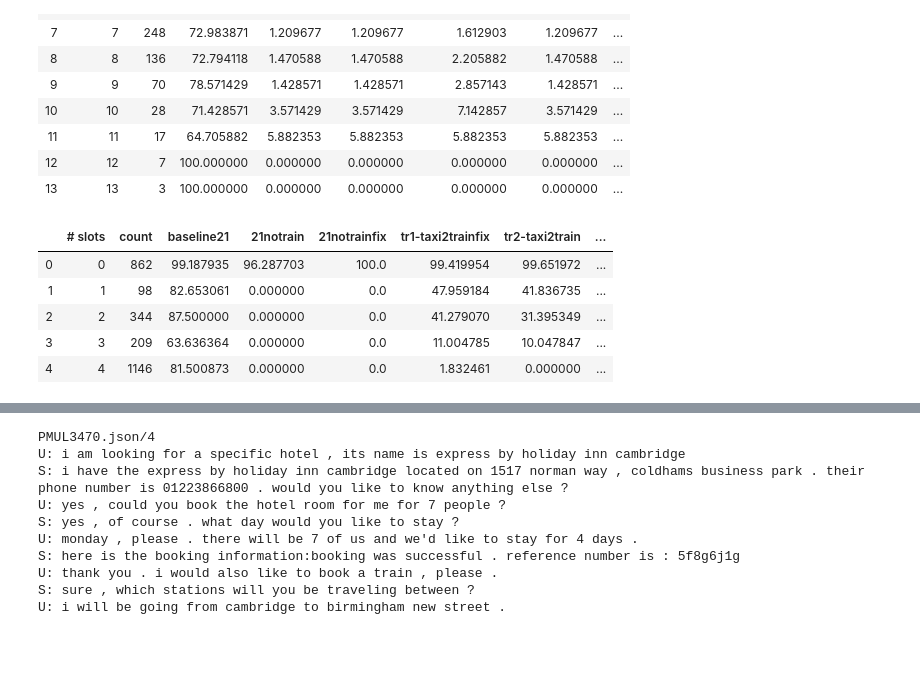
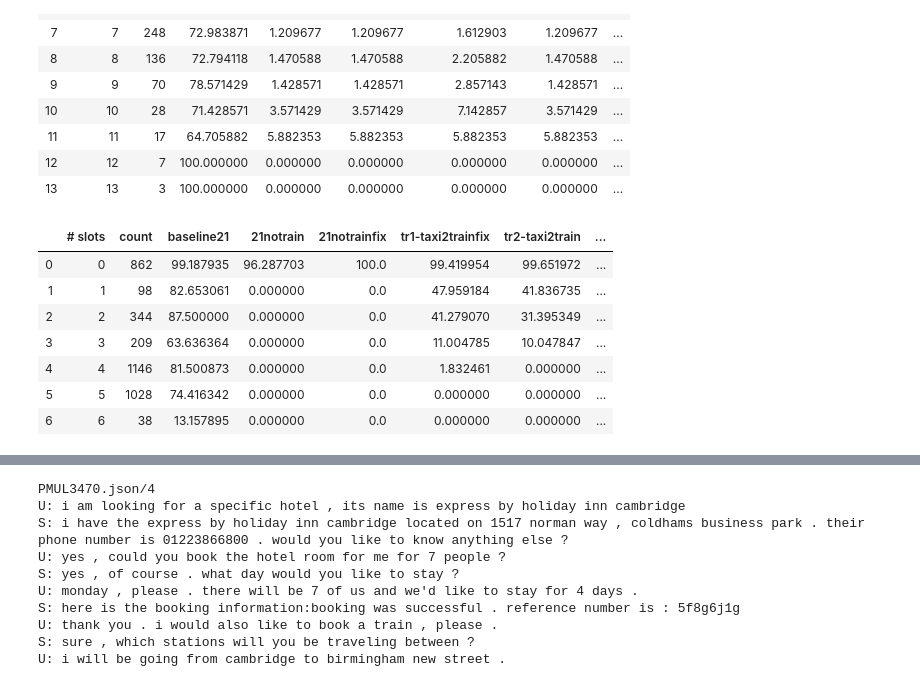
Before and after one commit to stanford-oval/trade-dst, a Jupyter notebook: data-analysis.ipynb, the cells around one changed output, grey strips where cells are left out. Cells and saved outputs as stored; diff of their text form; code cells hidden in the pictures; blank space fills up the shorter version.

```diff
--- a/data-analysis.ipynb
+++ b/data-analysis.ipynb
@@ -260,36 +260,42 @@ pd.DataFrame(data, columns=['turn_idx', 'count']+ list(per_turn_accuracy_all.key
 | 13 | 13 | 3 | 100.000000 | 0.000000 | 0.000000 | 0.000000 | 0.000000 | ... |
 # %%
 per_num_slot_accuracy_all = dict()
-max_num_slots = 1 + max(len(set(remove_none_slots(turn['turn_belief']))) for turn in dialogue.values() for dialogue in pred_data.values())
+max_num_slots = 0
+for dialogue in pred_data_all['baseline21'].values():
+    for turn in dialogue.values():
+        max_num_slots = max(max_num_slots, len(set(remove_none_slots(turn['turn_belief']))))
+max_num_slots += 1
 for modelname in ALL_MODELS:
     pred_data = pred_data_all[modelname]
     per_num_slot_count = np.zeros((max_num_turn+1,), dtype=np.int32)
     per_num_slot_accuracy = np.zeros((max_num_turn+1,), dtype=np.int32)
     per_num_slot_accuracy_all[modelname] = per_num_slot_accuracy
 
     for dialogue_id, dialogue in pred_data.items():
         for turn_idx, turn in dialogue.items():
             num_slot = len(set(remove_none_slots(turn['turn_belief'])))
             per_num_slot_count[num_slot] += 1
             per_num_slot_accuracy[num_slot] += get_joint_accuracy(turn)
 
 data = [
     ([num_slot, per_num_slot_count[num_slot]] + [
             #100 * ((per_turn_accuracy[turn_idx] / per_turn_count[turn_idx]) - (per_turn_accuracy[turn_idx-1] / per_turn_count[turn_idx-1])
             #       if turn_idx > 0 else
             #       (per_turn_accuracy[turn_idx] / per_turn_count[turn_idx]))
             100 * ((per_num_slot_accuracy[num_slot] / per_num_slot_count[num_slot]))
             for per_num_slot_accuracy in per_num_slot_accuracy_all.values()])
     for num_slot in range(max_num_slots)
 ]
 pd.DataFrame(data, columns=['# slots', 'count']+ list(per_num_slot_accuracy_all.keys()))
 # %% [output]
 |  | # slots | count | baseline21 | 21notrain | 21notrainfix | tr1-taxi2trainfix | tr2-taxi2train | ... |
 | 0 | 0 | 862 | 99.187935 | 96.287703 | 100.0 | 99.419954 | 99.651972 | ... |
 | 1 | 1 | 98 | 82.653061 | 0.000000 | 0.0 | 47.959184 | 41.836735 | ... |
 | 2 | 2 | 344 | 87.500000 | 0.000000 | 0.0 | 41.279070 | 31.395349 | ... |
 | 3 | 3 | 209 | 63.636364 | 0.000000 | 0.0 | 11.004785 | 10.047847 | ... |
 | 4 | 4 | 1146 | 81.500873 | 0.000000 | 0.0 | 1.832461 | 0.000000 | ... |
+| 5 | 5 | 1028 | 74.416342 | 0.000000 | 0.0 | 0.000000 | 0.000000 | ... |
+| 6 | 6 | 38 | 13.157895 | 0.000000 | 0.0 | 0.000000 | 0.000000 | ... |
 # %%
 count = 0
 accuracy_both = 0
```
Also changed, not shown: parts of 1 cell of this notebook, 2 other files.
